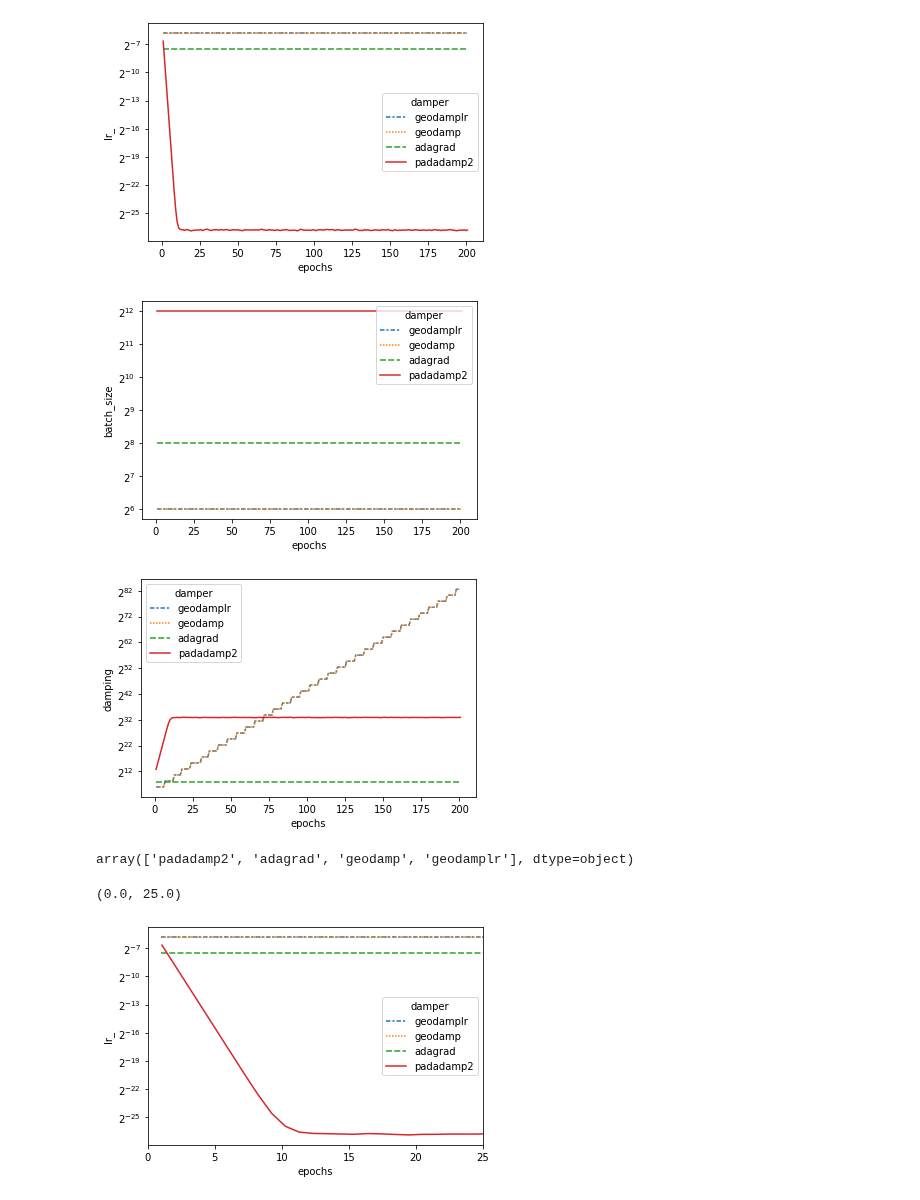
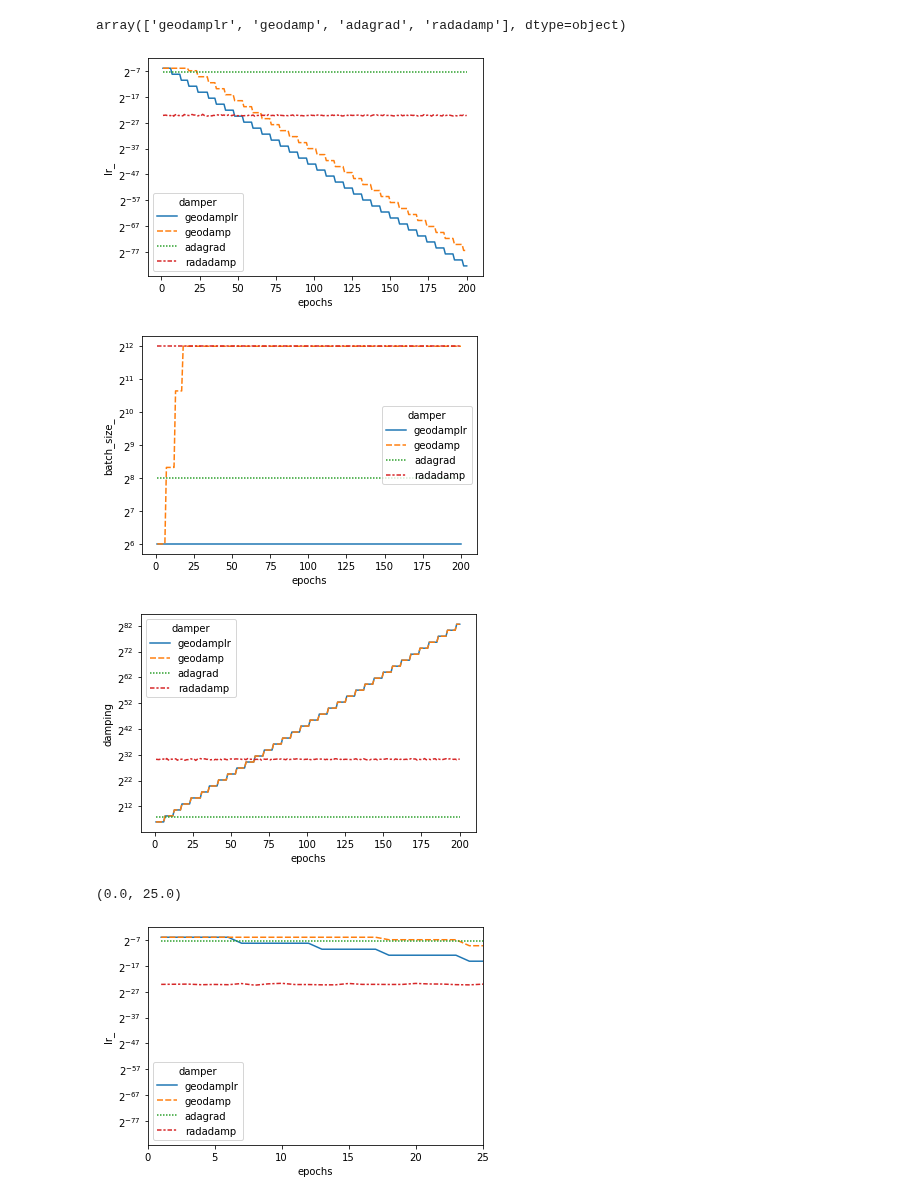
Before and after one commit to stsievert/adadamp-experiments, a Jupyter notebook: exp-fashion-mnist/Viz.ipynb, the cells around one changed output. Saved outputs shown, nothing was run; the diff lists cells and outputs as text; code cells hidden in the pictures.

Commit message:
update hyperparams and fixed batch size convergence

```diff
--- a/exp-fashion-mnist/Viz.ipynb
+++ b/exp-fashion-mnist/Viz.ipynb
@@ -5,5 +7,5 @@ import numpy as np
 # %%
-train_dir = Path("_data/2021-05-06")
+train_dir = Path("_data/2021-05-08")
 train_dfs = list(train_dir.glob("*test.parquet"))
 print(train_dfs)
 out_dfs = []
@@ -87,29 +69,29 @@ out_dfs[2].plot(x="epochs", y="test_accuracy", ax=ax, label=out_df)
+# %%
+out_df.damper.unique()
+# %% [output]
+array(['geodamplr', 'geodamp', 'adagrad', 'radadamp'], dtype=object)
 # %%
-ax = sns.lineplot(x="epochs", y="lr_", hue="damper", data=df, ci=None, style="damper", hue_order=["geodamplr", "geodamp", "adagrad", "padadamp2"])
+ax = sns.lineplot(x="epochs", y="lr_", hue="damper", data=df, ci=None, style="damper")
 ax.set_yscale("log", basey=2)
 # %% [output]
-[figure, old version]
+[figure, new version]
 # %%
-ax = sns.lineplot(x="epochs", y="batch_size", hue="damper", data=df, ci=None, style="damper", hue_order=["geodamplr", "geodamp", "adagrad", "padadamp2"])
+ax = sns.lineplot(x="epochs", y="batch_size_", hue="damper", data=df, ci=None, style="damper")
 ax.set_yscale("log", basey=2)
 # %% [output]
-[figure, old version]
+[figure, new version]
 # %%
-ax = sns.lineplot(x="epochs", y="damping", hue="damper", data=df, ci=None, style="damper", hue_order=["geodamplr", "geodamp", "adagrad", "padadamp2"])
+ax = sns.lineplot(x="epochs", y="damping", hue="damper", data=df, ci=None, style="damper")
 ax.set_yscale("log", basey=2)
 # %% [output]
-[figure, old version]
+[figure, new version]
-# %%
-out_df.damper.unique()
-# %% [output]
-array(['padadamp2', 'adagrad', 'geodamp', 'geodamplr'], dtype=object)
 # %%
-ax = sns.lineplot(x="epochs", y="lr_", hue="damper", data=df, ci=None, style="damper", hue_order=["geodamplr", "geodamp", "adagrad", "padadamp2"])
+ax = sns.lineplot(x="epochs", y="lr_", hue="damper", data=df, ci=None, style="damper")
 ax.set_yscale("log", basey=2)
 ax.set_xlim(0, 25)
 # %% [output]
 (0.0, 25.0)
-[figure, old version]
+[figure, new version]
 # %%
 import seaborn as sns
 import matplotlib.pyplot as plt
```
Also changed, not shown: parts of 8 cells of this notebook, 8 other files.
